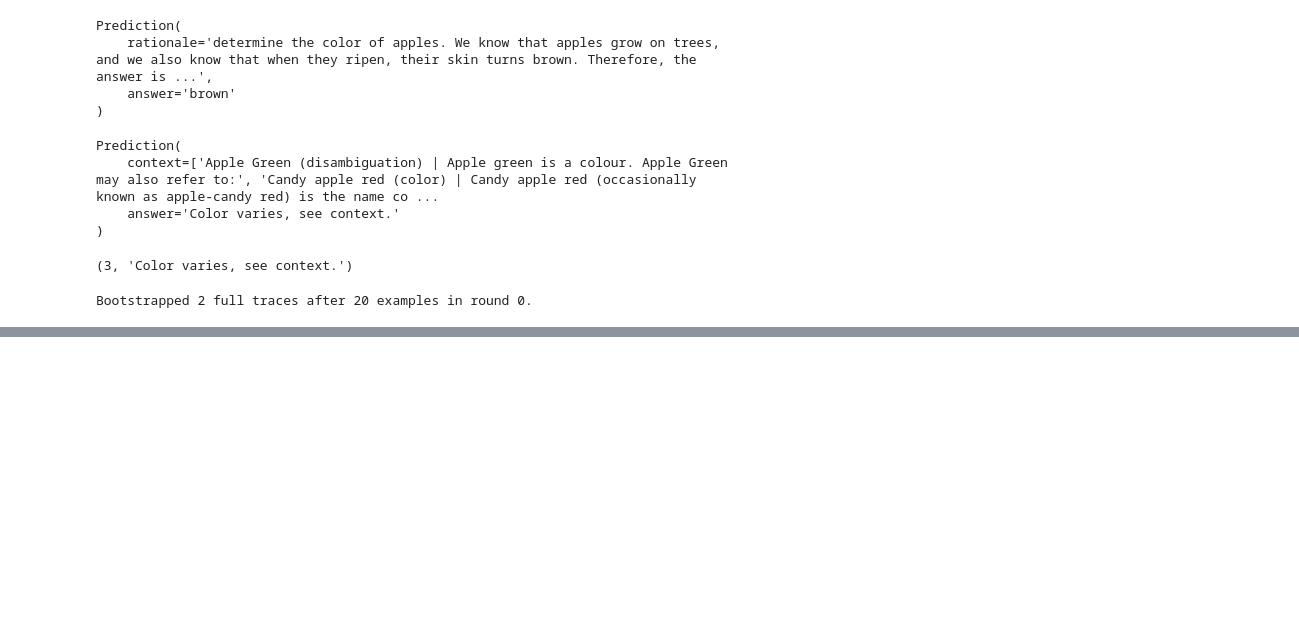
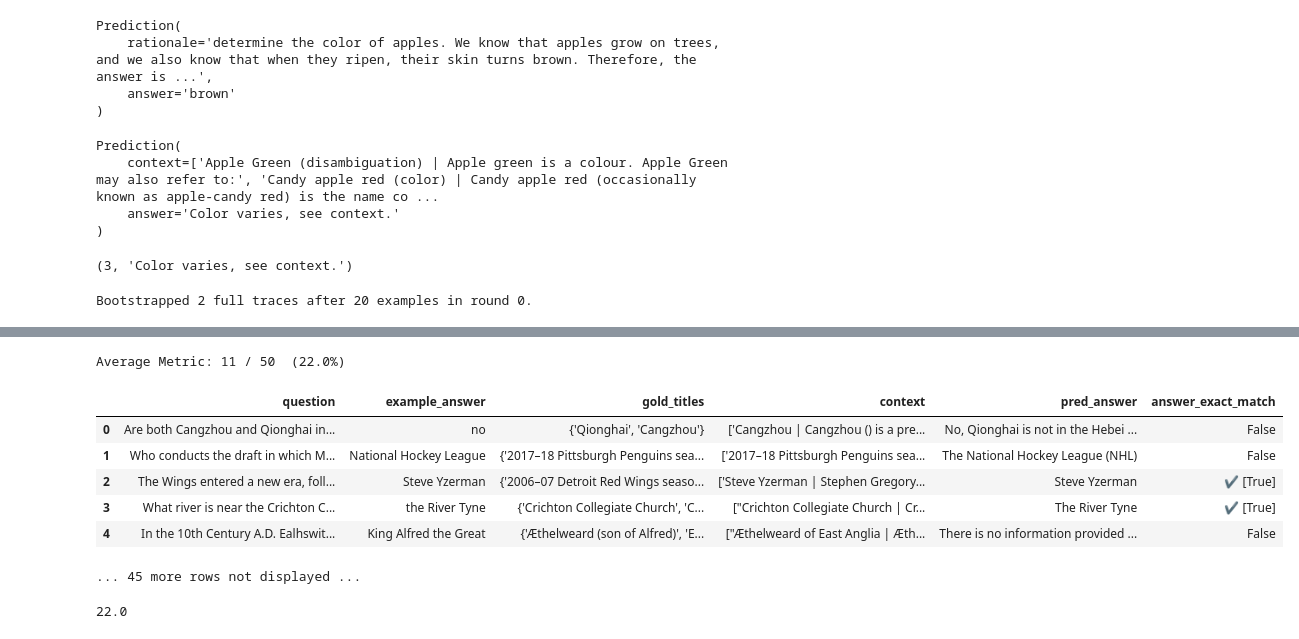
Before and after one commit to peterbull/regen-ai, a Jupyter notebook: nbs/240401_dspy_rag.ipynb, the cells around one changed output, grey strips where cells are left out. Saved outputs shown, nothing was run; the diff lists cells and outputs as text; code cells hidden in the pictures; blank space fills up the shorter version.

Commit message:
eval compiled and retrieval

```diff
--- a/nbs/240401_dspy_rag.ipynb
+++ b/nbs/240401_dspy_rag.ipynb
@@ -118,0 +162,14 @@ Answer: Johann Strauss II (1825-1899) was an Austrian composer known as the "Wal
+# %%
+evaluate_on_hotpotqa = Evaluate(devset=devset, num_threads=1, display_progress=False, display_table=5)
+metric = dspy.evaluate.answer_exact_match
+evaluate_on_hotpotqa(compiled_rag, metric=metric)
+# %% [output]
+Average Metric: 11 / 50  (22.0%)
+|  | question | example_answer | gold_titles | context | pred_answer | answer_exact_match |
+| 0 | Are both Cangzhou and Qionghai in... | no | {'Qionghai', 'Cangzhou'} | ['Cangzhou | Cangzhou () is a pre... | No, Qionghai is not in the Hebei ... | False |
+| 1 | Who conducts the draft in which M... | National Hockey League | {'2017–18 Pittsburgh Penguins sea... | ['2017–18 Pittsburgh Penguins sea... | The National Hockey League (NHL) | False |
+| 2 | The Wings entered a new era, foll... | Steve Yzerman | {'2006–07 Detroit Red Wings seaso... | ['Steve Yzerman | Stephen Gregory... | Steve Yzerman | ✔️ [True] |
+| 3 | What river is near the Crichton C... | the River Tyne | {'Crichton Collegiate Church', 'C... | ["Crichton Collegiate Church | Cr... | The River Tyne | ✔️ [True] |
+| 4 | In the 10th Century A.D. Ealhswit... | King Alfred the Great | {'Æthelweard (son of Alfred)', 'E... | ["Æthelweard of East Anglia | Æth... | There is no information provided ... | False |
+... 45 more rows not displayed ...
+22.0
```
Also changed, not shown: parts of 8 cells of this notebook.
